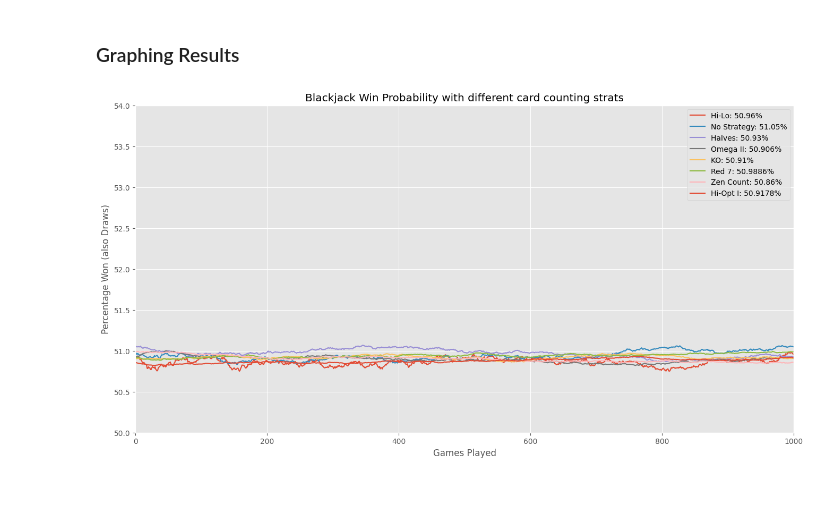
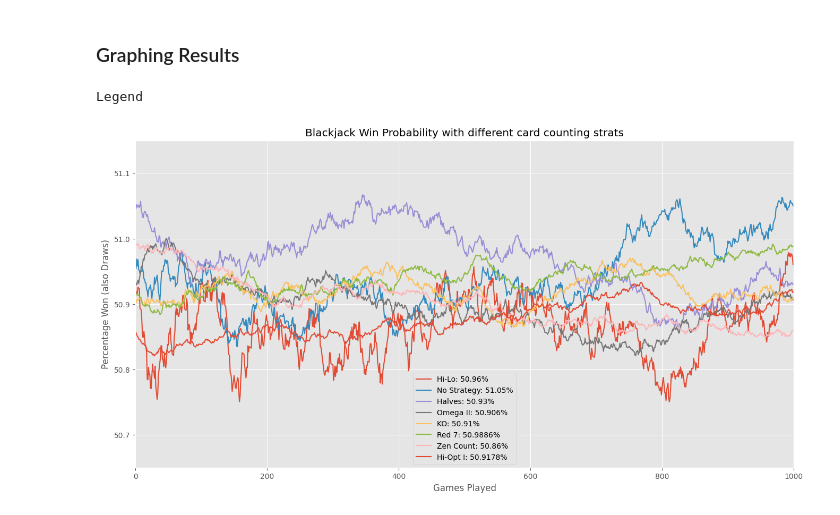
Before and after one commit to Noisyninja703/Blackjack_Cabinet, a Jupyter notebook: Blackjack_Sim/Blackjack_Sim_V1.ipynb, the cells around one changed output. Cells and saved outputs as stored; diff of their text form; code cells hidden in the pictures.

Commit message:
Updated analysis graph

```diff
--- a/Blackjack_Sim/Blackjack_Sim_V1.ipynb
+++ b/Blackjack_Sim/Blackjack_Sim_V1.ipynb
@@ -424,24 +424,25 @@ SIMULATED ALL STRATEGIES 1000 TIMES EACH
 # %%
 import matplotlib.pyplot as plt
 plt.style.use('ggplot')
 plt.figure(figsize=(16,8))
 
 # Sort results
-sorted_dicdata = sorted(results.items(), key=operator.itemgetter(1),reverse=False)
 ival = 0
+
 # Plotting each strategies result
 for i in results:
     if ival > 0:
         plt.plot(games_sim, results[i], label=i+': '+str(results[i][-1])+'%')
     ival += 1
 
 plt.title("Blackjack Win Probability with different card counting strats")
 plt.ylabel("Percentage Won (also Draws)")
 plt.xlabel("Games Played")
-plt.ylim([50,54])
+plt.ylim([50.65,51.15])
 plt.xlim([0,len(games_sim)])
 plt.legend()
-plt.savefig("Blackjack_Analysis.png")
+#plt.savefig("Blackjack_Analysis.png")
 plt.show()
 # %% [output]
+Legend
-[figure, old version]
+[figure, new version]
```
Also changed, not shown: parts of 1 cell of this notebook, 2 other files.
